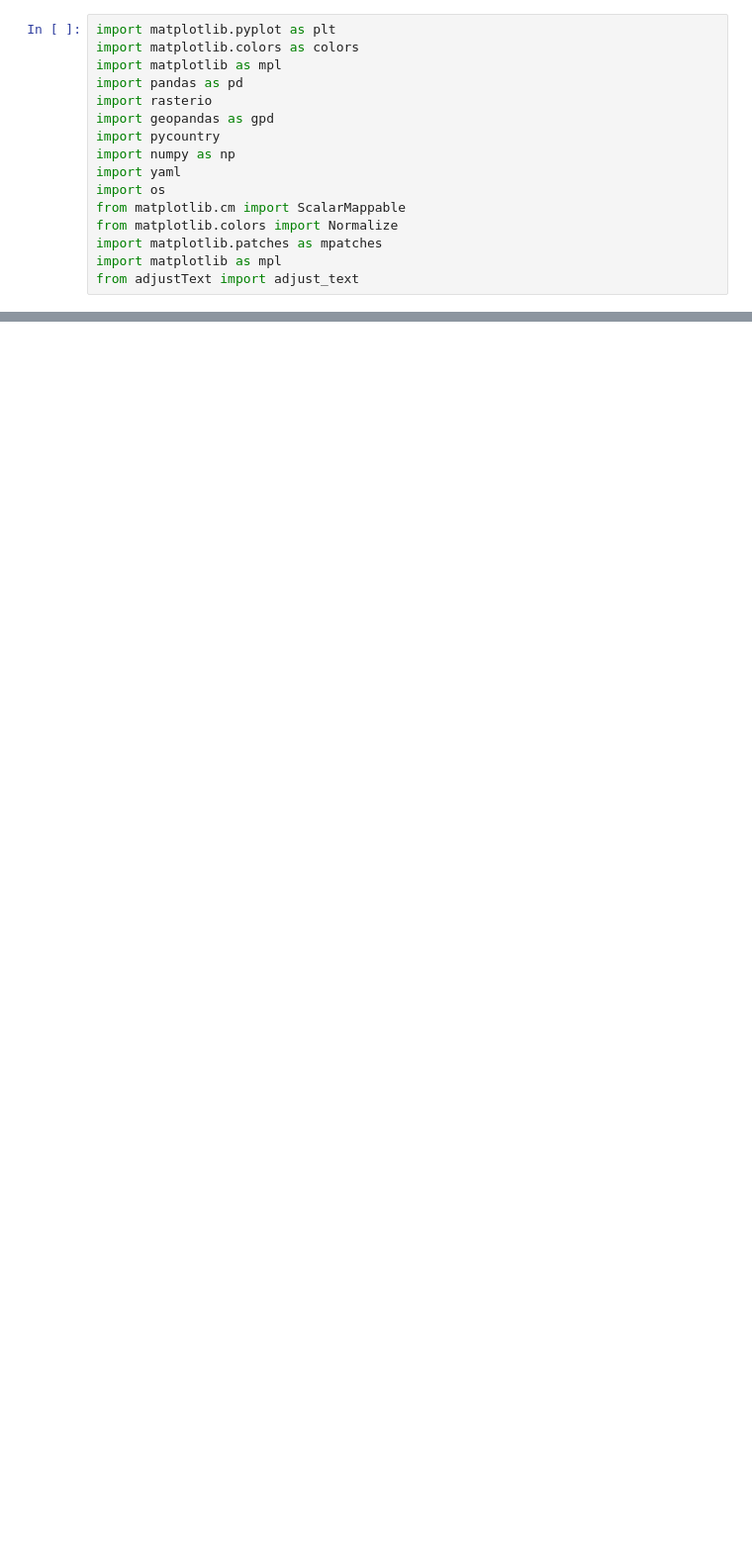
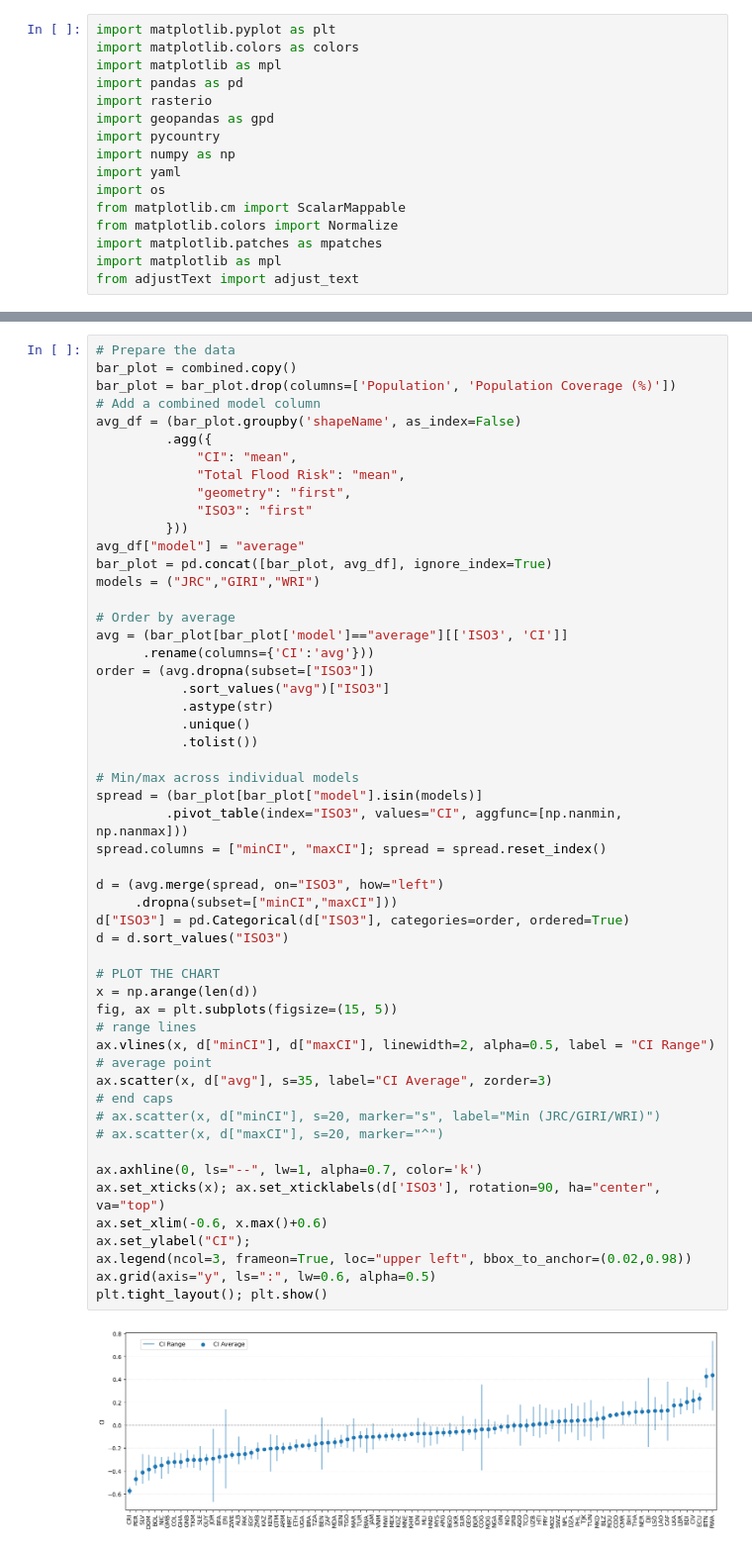
Before and after one commit to mvbnffc/flood-wealth, a Jupyter notebook: notebooks/2_modelled_figures.ipynb, the cells around one changed output, grey strips where cells are left out. Shown at 99% size. Cells and saved outputs as stored; diff of their text form; blank space fills up the shorter version.

```diff
--- a/notebooks/2_modelled_figures.ipynb
+++ b/notebooks/2_modelled_figures.ipynb
@@ -241,0 +211,55 @@ gdf_plot.head()
+# %%
+# Prepare the data
+bar_plot = combined.copy()
+bar_plot = bar_plot.drop(columns=['Population', 'Population Coverage (%)'])
+# Add a combined model column
+avg_df = (bar_plot.groupby('shapeName', as_index=False)
+         .agg({
+             "CI": "mean",
+             "Total Flood Risk": "mean",
+             "geometry": "first",
+             "ISO3": "first"
+         }))
+avg_df["model"] = "average"
+bar_plot = pd.concat([bar_plot, avg_df], ignore_index=True)
+models = ("JRC","GIRI","WRI")
+
+# Order by average
+avg = (bar_plot[bar_plot['model']=="average"][['ISO3', 'CI']]
+      .rename(columns={'CI':'avg'}))
+order = (avg.dropna(subset=["ISO3"])
+           .sort_values("avg")["ISO3"]
+           .astype(str)
+           .unique()
+           .tolist())
+
+# Min/max across individual models
+spread = (bar_plot[bar_plot["model"].isin(models)]
+         .pivot_table(index="ISO3", values="CI", aggfunc=[np.nanmin, np.nanmax]))
+spread.columns = ["minCI", "maxCI"]; spread = spread.reset_index()
+
+d = (avg.merge(spread, on="ISO3", how="left")
+     .dropna(subset=["minCI","maxCI"]))
+d["ISO3"] = pd.Categorical(d["ISO3"], categories=order, ordered=True)
+d = d.sort_values("ISO3")
+
+# PLOT THE CHART
+x = np.arange(len(d))
+fig, ax = plt.subplots(figsize=(15, 5))
+# range lines
+ax.vlines(x, d["minCI"], d["maxCI"], linewidth=2, alpha=0.5, label = "CI Range")
+# average point
+ax.scatter(x, d["avg"], s=35, label="CI Average", zorder=3)
+# end caps
+# ax.scatter(x, d["minCI"], s=20, marker="s", label="Min (JRC/GIRI/WRI)")
+# ax.scatter(x, d["maxCI"], s=20, marker="^")
+
+ax.axhline(0, ls="--", lw=1, alpha=0.7, color='k')
+ax.set_xticks(x); ax.set_xticklabels(d['ISO3'], rotation=90, ha="center", va="top")
+ax.set_xlim(-0.6, x.max()+0.6)
+ax.set_ylabel("CI");
+ax.legend(ncol=3, frameon=True, loc="upper left", bbox_to_anchor=(0.02,0.98))
+ax.grid(axis="y", ls=":", lw=0.6, alpha=0.5)
+plt.tight_layout(); plt.show()
+# %% [output]
+[figure, added]
```
Also changed, not shown: parts of 26 cells of this notebook.
